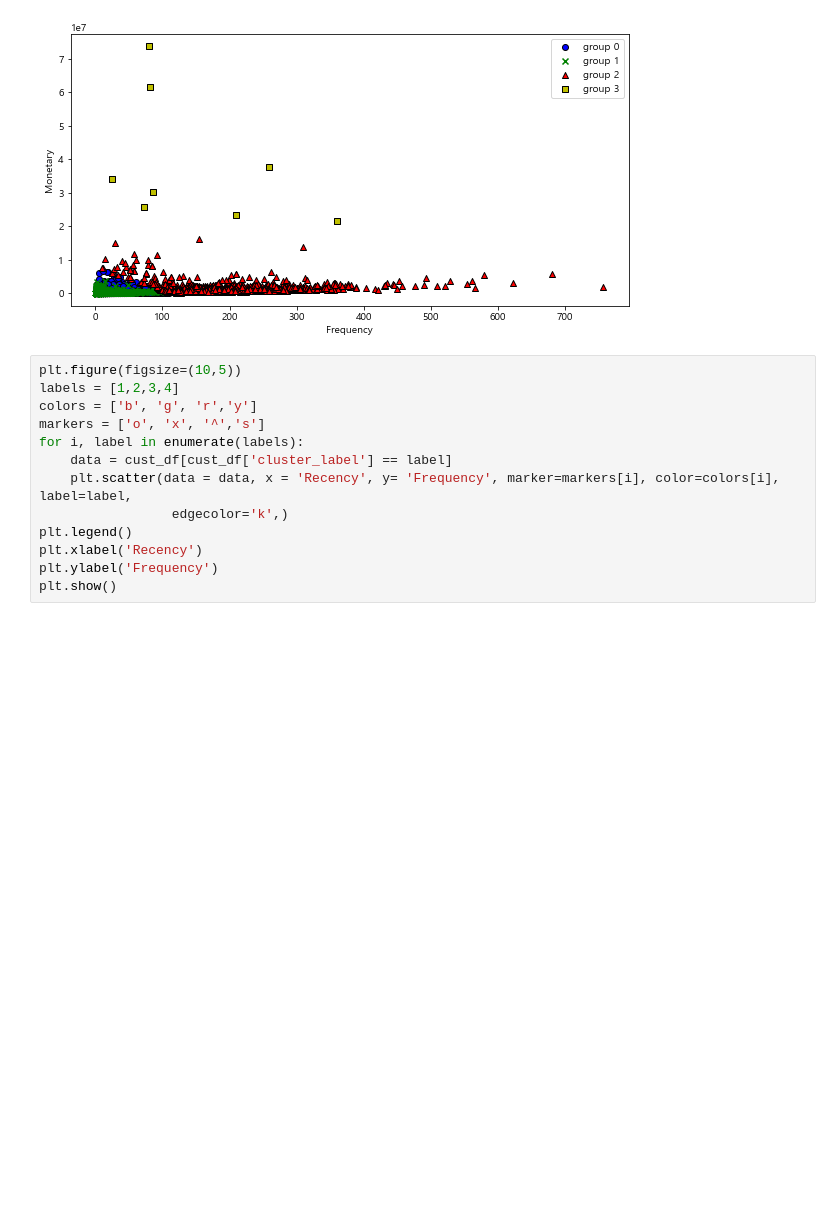
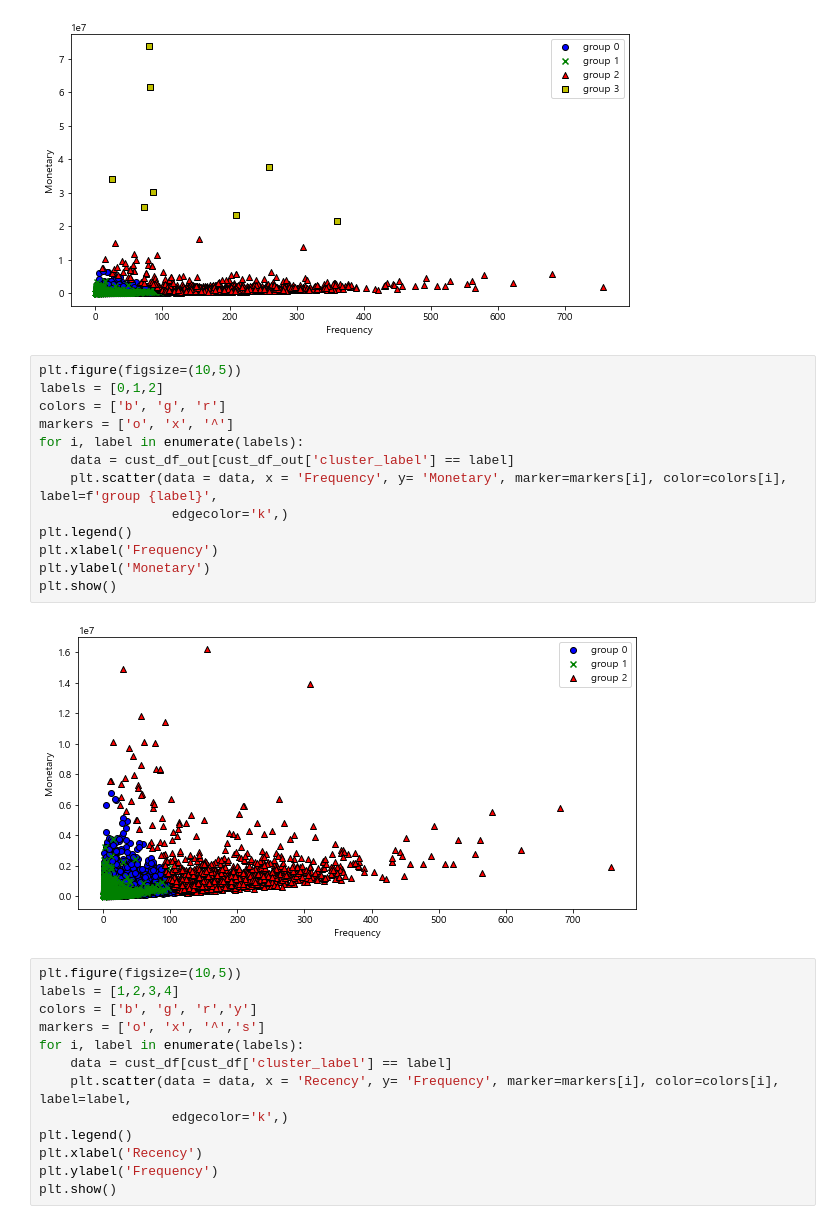
Before and after one commit to Gyeol0/Personalized-Content-Recommendation, a Jupyter notebook: clustering.ipynb, the cells around one changed output. Drawn from its saved outputs; the diff is of its cells as text; blank space fills up the shorter version.

Commit message:
clustering

```diff
--- a/clustering.ipynb
+++ b/clustering.ipynb
@@ -786,6 +786,21 @@ plt.ylabel('Monetary')
 plt.show()
 # %% [output]
 [figure]
+# %%
+plt.figure(figsize=(10,5))
+labels = [0,1,2]
+colors = ['b', 'g', 'r']
+markers = ['o', 'x', '^']
+for i, label in enumerate(labels):
+    data = cust_df_out[cust_df_out['cluster_label'] == label]
+    plt.scatter(data = data, x = 'Frequency', y= 'Monetary', marker=markers[i], color=colors[i], label=f'group {label}',
+                 edgecolor='k',)
+plt.legend()
+plt.xlabel('Frequency')
+plt.ylabel('Monetary')
+plt.show()
+# %% [output]
+[figure, added]
 # %%
 plt.figure(figsize=(10,5))
 labels = [1,2,3,4]
```
